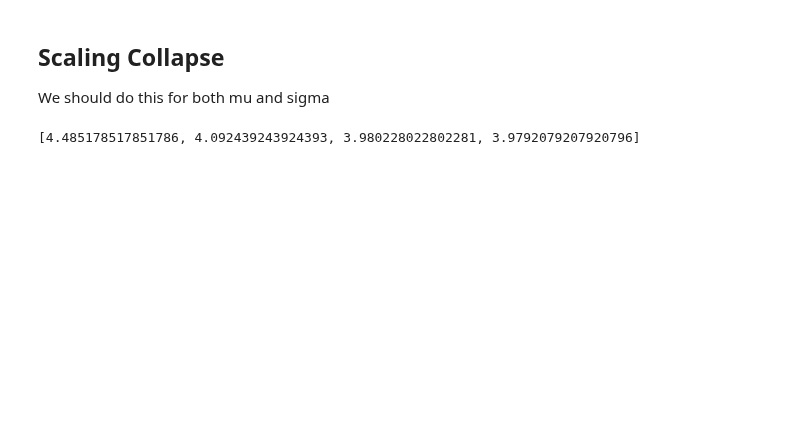
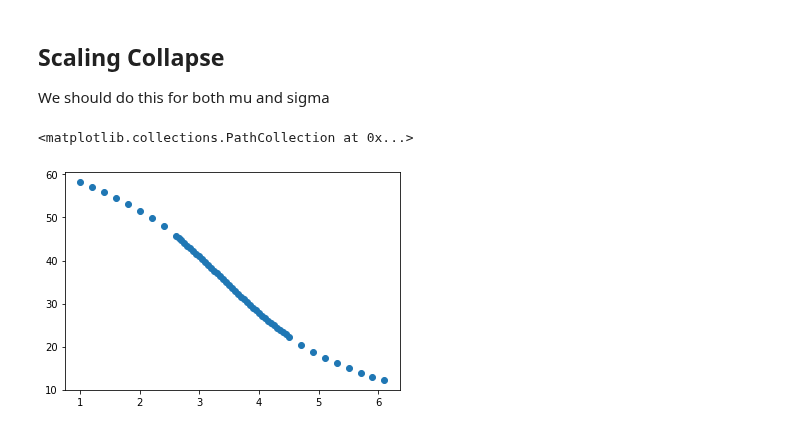
Before and after one commit to tonton-golio/mbl-intrinsicDim, a Jupyter notebook: nndist_scaling.ipynb, the cells around one changed output. Cells and saved outputs as stored; diff of their text form; code cells hidden in the pictures; blank space fills up the shorter version.

```diff
--- a/nndist_scaling.ipynb
+++ b/nndist_scaling.ipynb
@@ -213,6 +205,9 @@ array([-1.13301209e+04, -3.51621064e+03,  6.50588291e+00])
 ## Scaling Collapse
 We should do this for both mu and sigma
 # %%
-sigma_peaks
+a =
+
+plt.scatter(data[L]['mu'].keys(),data[L]['mu'].values())
 # %% [output]
-[4.485178517851786, 4.092439243924393, 3.980228022802281, 3.9792079207920796]
+<matplotlib.collections.PathCollection at 0x...>
+[figure, added]
```
Also changed, not shown: parts of 7 cells of this notebook.
